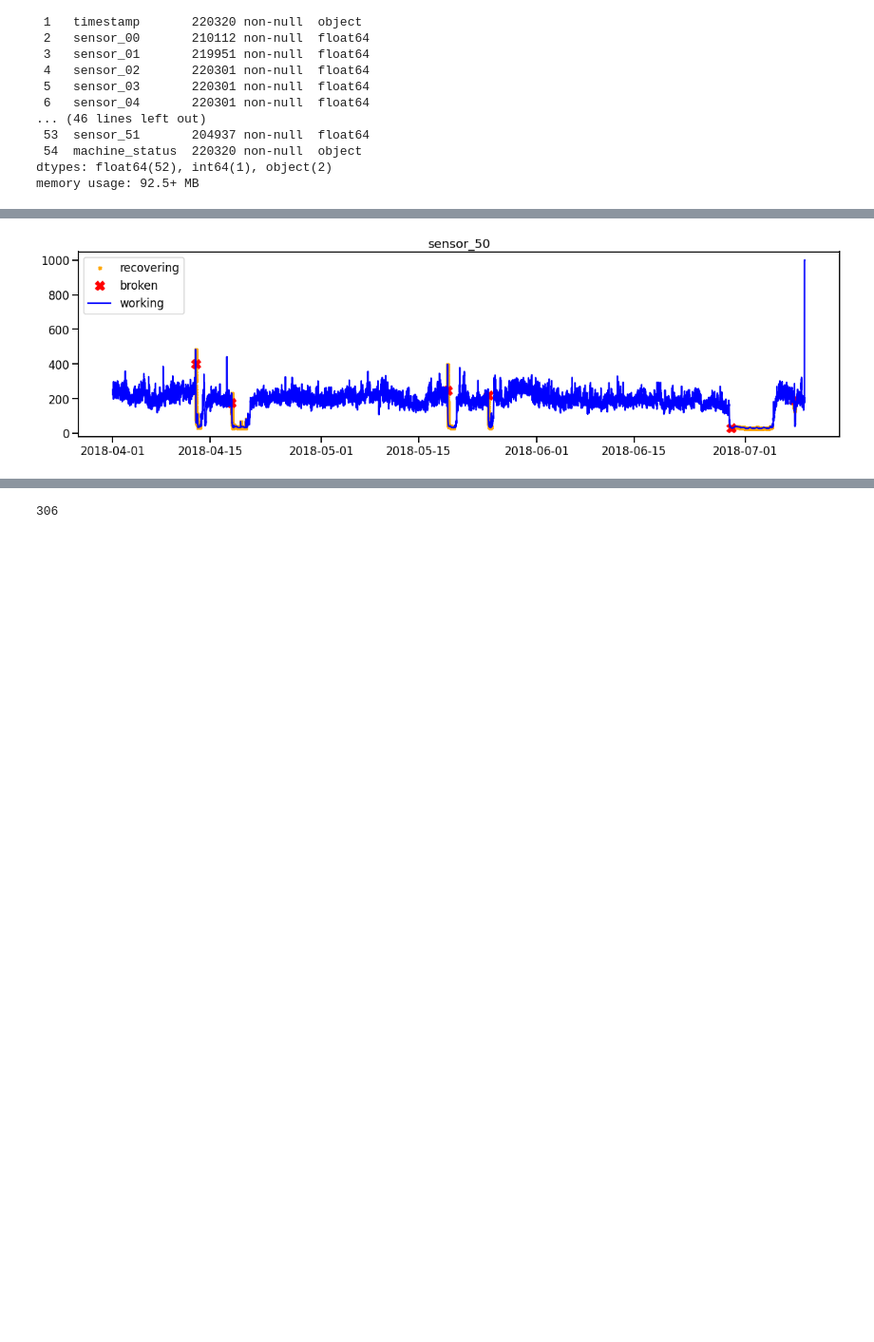
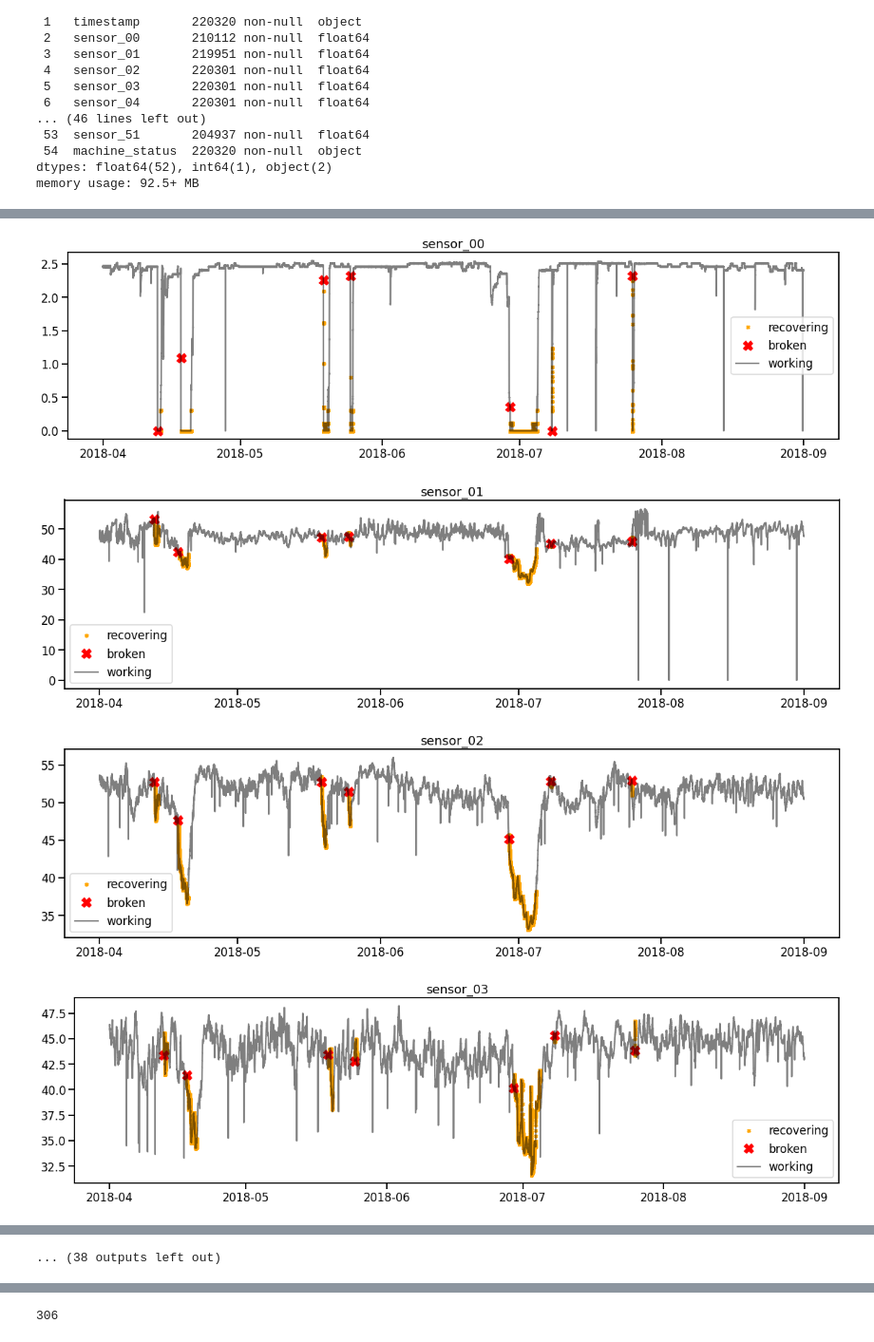
Before and after one commit to NicolaRonzoni/System-for-anomaly-detection, a Jupyter notebook: Anomaly detection.ipynb, the cells around one changed output, grey strips where cells are left out. Shown at 95% size. Cells and saved outputs as stored; diff of their text form; code cells hidden in the pictures; blank space fills up the shorter version.

```diff
--- a/Anomaly detection.ipynb
+++ b/Anomaly detection.ipynb
@@ -31,7 +25,0 @@ Preprocess
-# %%
-# set as index the timestamp and check for jump in the series
-# delete Unnamed: 0
-df.index = pd.to_datetime(df['timestamp'])
-df.drop(['timestamp','Unnamed: 0'], axis=1, inplace=True)
-df = df.asfreq('1Min')
-df.info()
@@ -82,0 +26,2 @@ sensor 15 present 100% of missing values. It must be removed.
+# %%
+df1=imputation(df)
@@ -83,18 +46,20 @@ sensor 15 present 100% of missing values. It must be removed.
 # %%
-# further look at sensor 50
-# sensor_50 data with machine status
-Broken = df[df['machine_status']=='BROKEN']
-Recovery = df[df['machine_status']=='RECOVERING']
-
-
-# control the scaling of plot element
-sns.set_context('talk')
-_ = plt.figure(figsize=(20,5))
-_ = plt.plot(Recovery['sensor_50'], linestyle='none', marker='X', color='orange', markersize=5, label='recovering')
-_ = plt.plot(Broken['sensor_50'], linestyle='none', marker='X', color='red', markersize=14, label='broken')
-_ = plt.plot(df['sensor_50'], color='blue', label='working')
-_ = plt.title('sensor_50')
-_ =plt.legend()
-plt.show()
+# sensor data with machine status
+Broken = df1[df1['machine_status']=='BROKEN']
+Recovery = df1[df1['machine_status']=='RECOVERING']
+Sensors = df1.iloc[:,0:50]
+sensorNames=Sensors.columns
+for sensor in sensorNames:
+    sns.set_context('talk')
+    _ = plt.figure(figsize=(20,5))
+    _ = plt.plot(Recovery[sensor], linestyle='none', marker='X', color='orange', markersize=5, label='recovering')
+    _ = plt.plot(Broken[sensor], linestyle='none', marker='X', color='red', markersize=14, label='broken')
+    _ = plt.plot(df1[sensor], color='black', label='working',alpha=0.5)
+    _ = plt.title(sensor)
+    _ =plt.legend()
+    plt.show()
 # %% [output]
-[figure, old version]
+[figure, new version]
+[figure, added]
+[figure, added]
+[figure, added]
@@ -100,0 +74 @@ plt.show()
+... (38 outputs left out)
```
Also changed, not shown: parts of 40 cells of this notebook.
